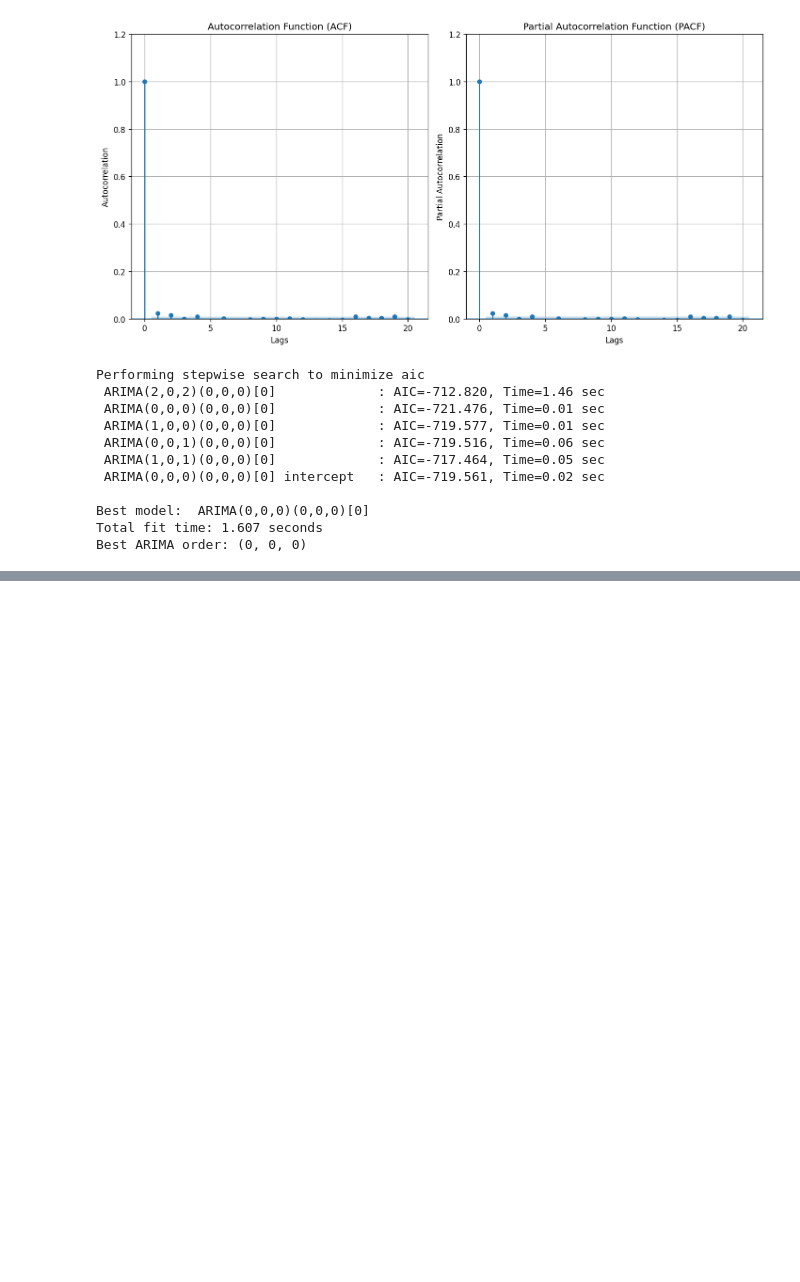
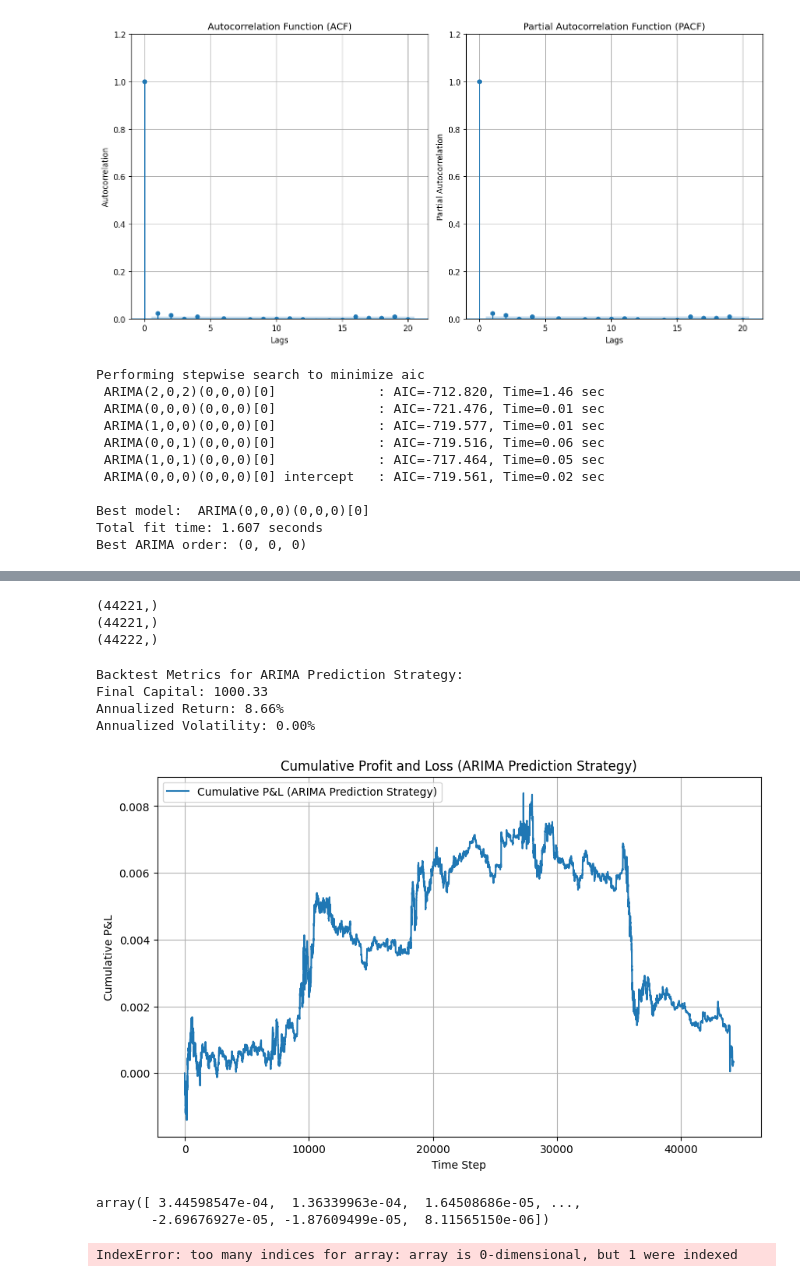
Before and after one commit to LiaoLaurent/Stock-Prediction-Deep-Learning, a Jupyter notebook: ARIMA_forecast.ipynb, the cells around one changed output, grey strips where cells are left out. Saved outputs shown, nothing was run; the diff lists cells and outputs as text; code cells hidden in the pictures; blank space fills up the shorter version.

```diff
--- a/ARIMA_forecast.ipynb
+++ b/ARIMA_forecast.ipynb
@@ -214,12 +211,40 @@ results_df = pd.DataFrame({
     'mid_price_variations': mid_price_variations,
 })
 results_df.to_parquet('ARIMA_predictions.parquet', index=False)
+# %%
+print(predicted_classes.shape)
+print(actual_values.shape)
+timestamps = mean_mid_price_variations[train_size:-1].index
+print(timestamps.shape)
+# %% [output]
+(44221,)
+(44221,)
+(44222,)
 # %%
 from finance_utils import backtest_strategy, plot_backtest_results
 
-timestamps = mean_mid_price_variations[train_size:].index
+timestamps = mean_mid_price_variations[train_size:-1].index
 
 most_common_results = backtest_strategy(
-    predicted_classes, actual_value, timestamps, initial_capital=1000
+    predicted_classes, actual_values, timestamps, initial_capital=1000
 )
 plot_backtest_results(most_common_results, "ARIMA Prediction Strategy")
+# %% [output]
+Backtest Metrics for ARIMA Prediction Strategy:
+Final Capital: 1000.33
+Annualized Return: 8.66%
+Annualized Volatility: 0.00%
+[figure, added]
+# %%
+actual_values
+# %% [output]
+array([ 3.44598547e-04,  1.36339963e-04,  1.64508686e-05, ...,
+       -2.69676927e-05, -1.87609499e-05,  8.11565150e-06])
+# %%
+from finance_utils import compute_pnl
+
+pnl, cumulative_pnl, final_capital = compute_pnl(
+     predictions, actual_value
+)
+# %% [output]
+IndexError: too many indices for array: array is 0-dimensional, but 1 were indexed
```
Also changed, not shown: parts of 5 cells of this notebook, 3 other files.
